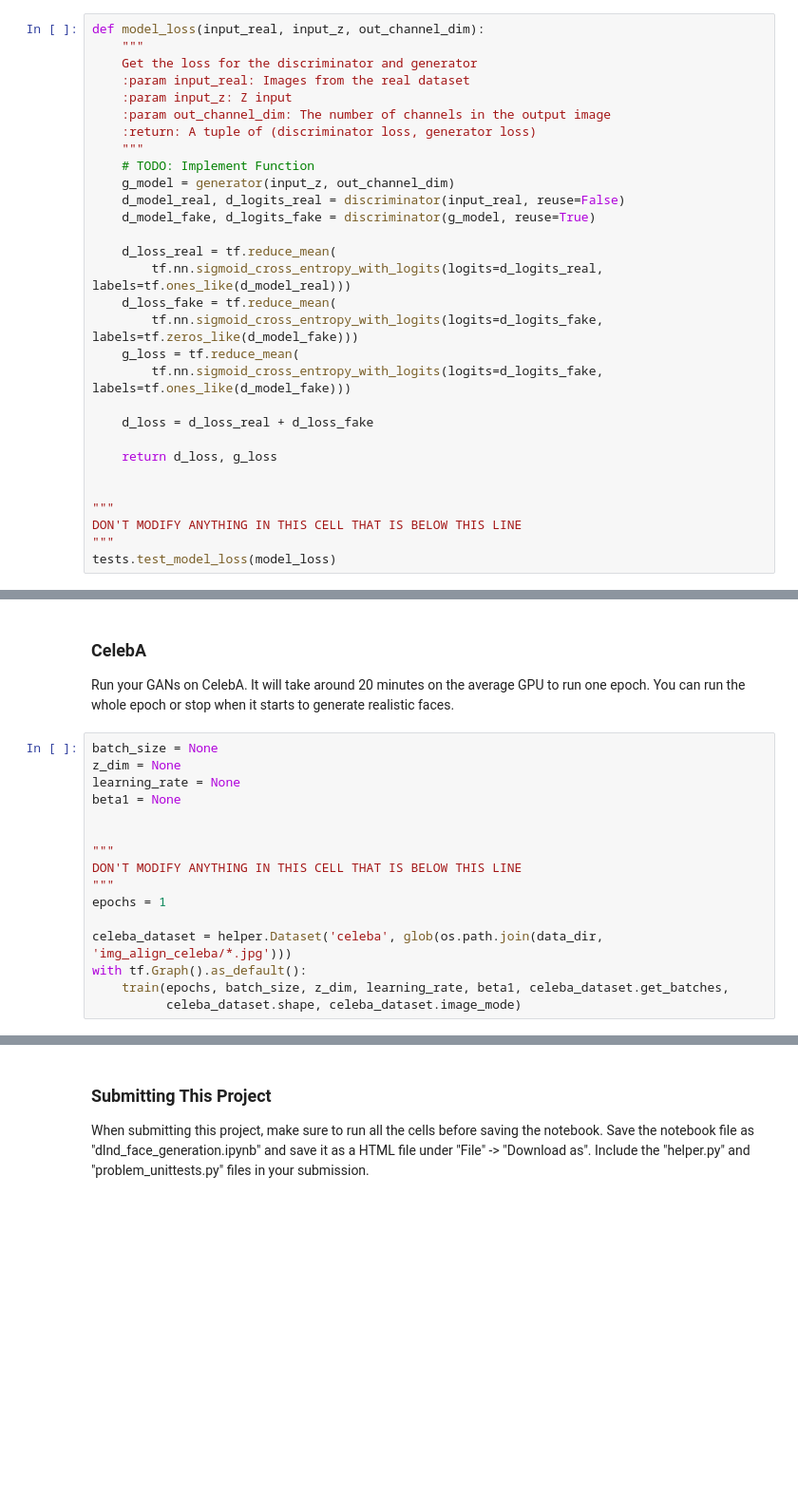
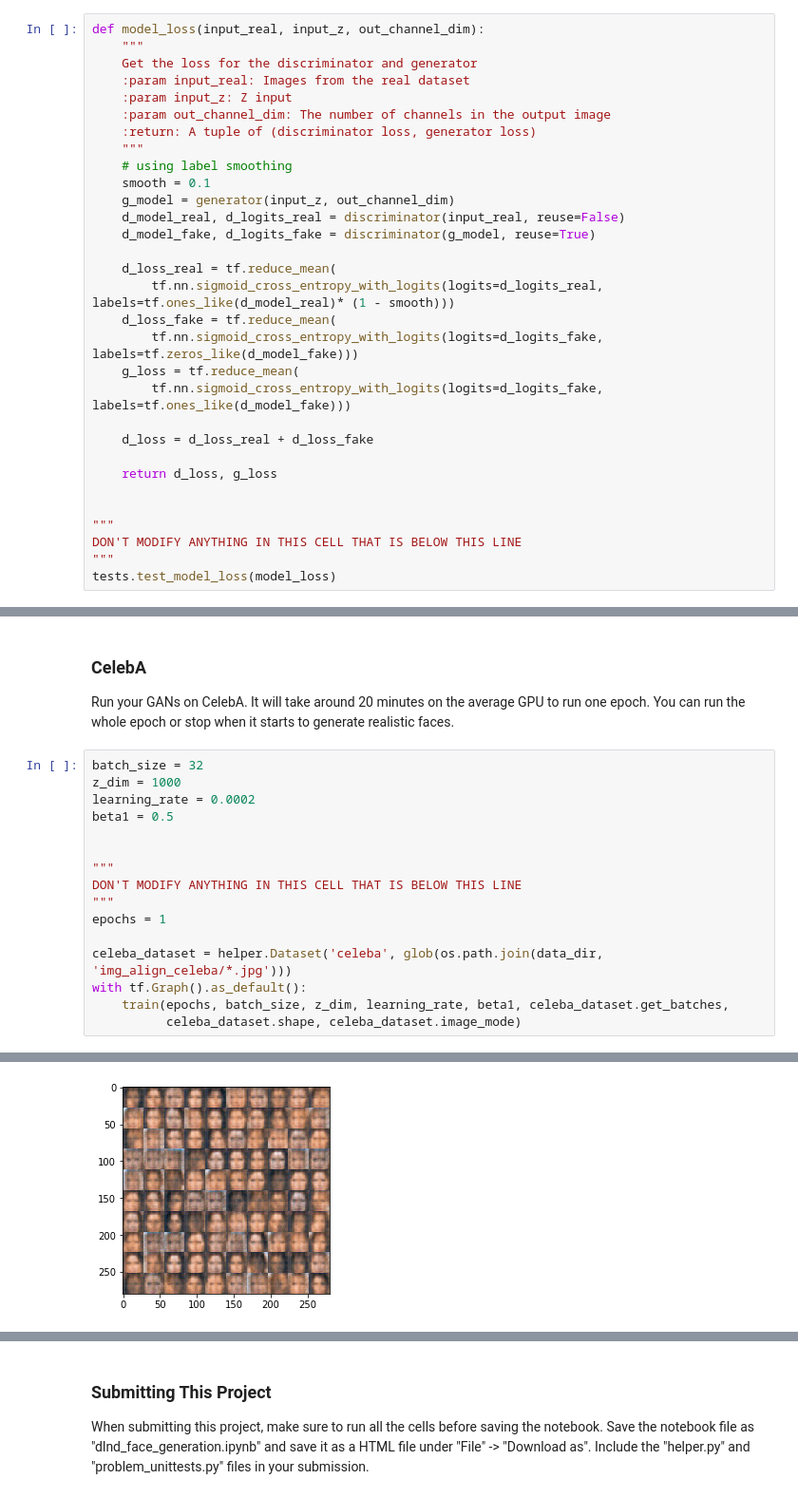
Before and after one commit to bat-cha/deep-learning, a Jupyter notebook: face_generation/dlnd_face_generation.ipynb, the cells around one changed output, grey strips where cells are left out. Shown at 95% size. Drawn from its saved outputs; the diff is of its cells as text; blank space fills up the shorter version.

```diff
--- a/face_generation/dlnd_face_generation.ipynb
+++ b/face_generation/dlnd_face_generation.ipynb
@@ -232,13 +244,14 @@ def model_loss(input_real, input_z, out_channel_dim):
     :param out_channel_dim: The number of channels in the output image
     :return: A tuple of (discriminator loss, generator loss)
     """
-    # TODO: Implement Function
+    # using label smoothing
+    smooth = 0.1
     g_model = generator(input_z, out_channel_dim)
     d_model_real, d_logits_real = discriminator(input_real, reuse=False)
     d_model_fake, d_logits_fake = discriminator(g_model, reuse=True)
 
     d_loss_real = tf.reduce_mean(
-        tf.nn.sigmoid_cross_entropy_with_logits(logits=d_logits_real, labels=tf.ones_like(d_model_real)))
+        tf.nn.sigmoid_cross_entropy_with_logits(logits=d_logits_real, labels=tf.ones_like(d_model_real)* (1 - smooth)))
     d_loss_fake = tf.reduce_mean(
         tf.nn.sigmoid_cross_entropy_with_logits(logits=d_logits_fake, labels=tf.zeros_like(d_model_fake)))
     g_loss = tf.reduce_mean(
@@ -426,10 +451,10 @@ KeyboardInterrupt:
 ### CelebA
 Run your GANs on CelebA.  It will take around 20 minutes on the average GPU to run one epoch.  You can run the whole epoch or stop when it starts to generate realistic faces.
 # %%
-batch_size = None
-z_dim = None
-learning_rate = None
-beta1 = None
+batch_size = 32
+z_dim = 1000
+learning_rate = 0.0002
+beta1 = 0.5
 
 
 """
@@ -441,3 +466,4 @@ celeba_dataset = helper.Dataset('celeba', glob(os.path.join(data_dir, 'img_align
 with tf.Graph().as_default():
     train(epochs, batch_size, z_dim, learning_rate, beta1, celeba_dataset.get_batches,
           celeba_dataset.shape, celeba_dataset.image_mode)
+# %% [output]
@@ -443,0 +474 @@ with tf.Graph().as_default():
+[figure, added]
```
Also changed, not shown: parts of 10 cells of this notebook, 1 other file.
